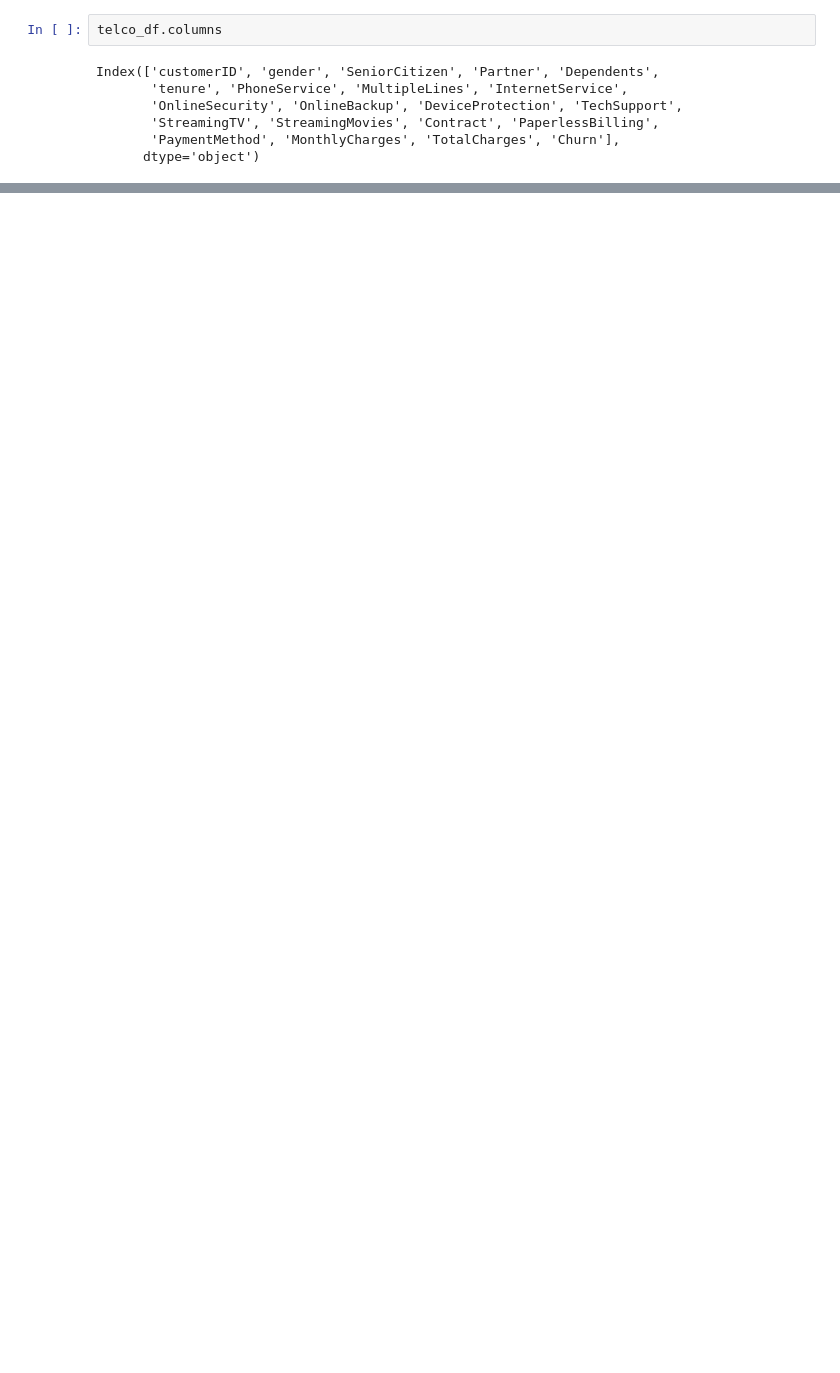
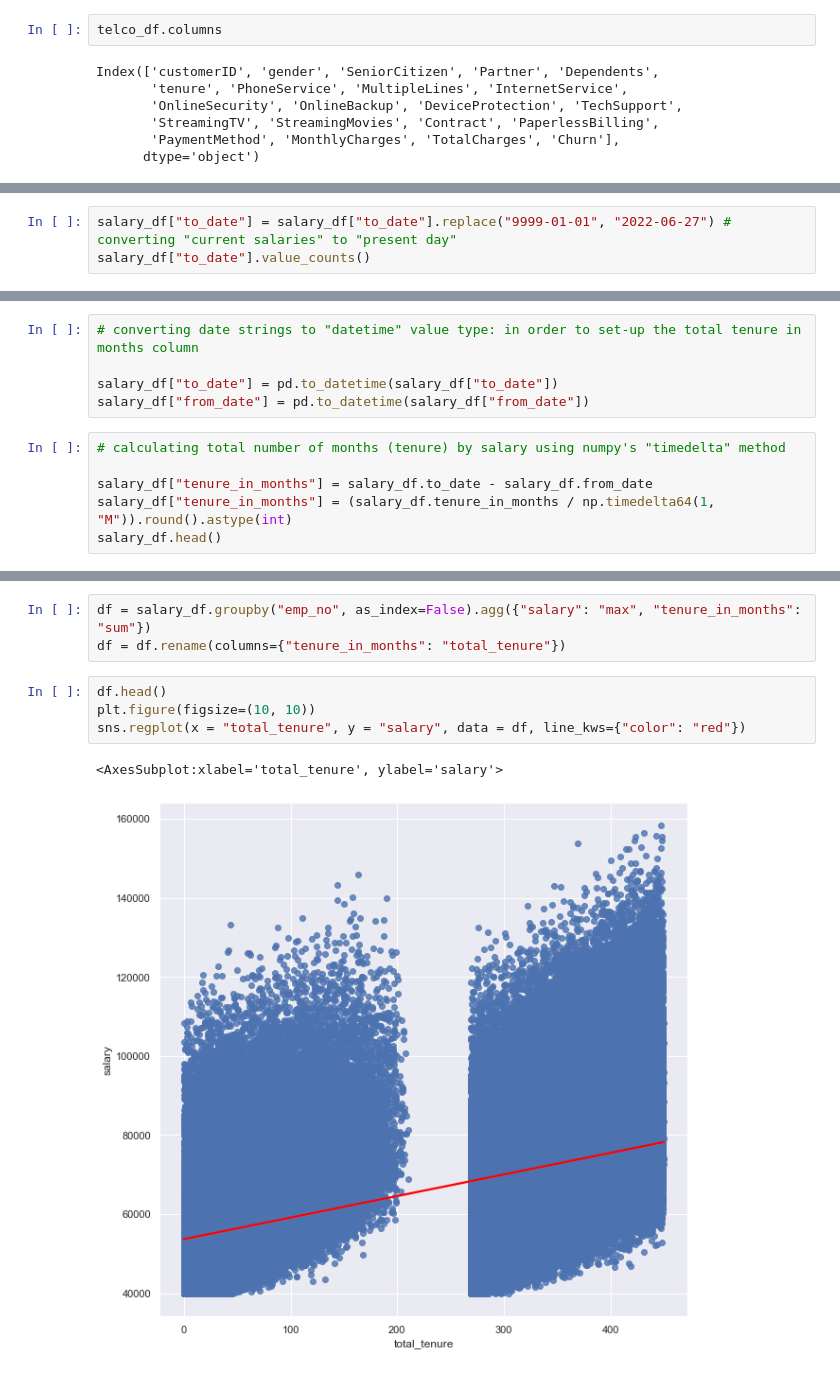
Before and after one commit to mijailmariano/statistics-exercises, a Jupyter notebook: hypothesis_testing.ipynb, the cells around one changed output, grey strips where cells are left out. Saved outputs shown, nothing was run; the diff lists cells and outputs as text; blank space fills up the shorter version.

```diff
--- a/hypothesis_testing.ipynb
+++ b/hypothesis_testing.ipynb
@@ -756,0 +966,3 @@ Index(['customerID', 'gender', 'SeniorCitizen', 'Partner', 'Dependents',
+# %%
+salary_df["to_date"] = salary_df["to_date"].replace("9999-01-01", "2022-06-27") # converting "current salaries" to "present day"
+salary_df["to_date"].value_counts()
@@ -756,0 +982,11 @@ Index(['customerID', 'gender', 'SeniorCitizen', 'Partner', 'Dependents',
+# %%
+# converting date strings to "datetime" value type: in order to set-up the total tenure in months column
+
+salary_df["to_date"] = pd.to_datetime(salary_df["to_date"])
+salary_df["from_date"] = pd.to_datetime(salary_df["from_date"])
+# %%
+# calculating total number of months (tenure) by salary using numpy's "timedelta" method
+
+salary_df["tenure_in_months"] = salary_df.to_date - salary_df.from_date
+salary_df["tenure_in_months"] = (salary_df.tenure_in_months / np.timedelta64(1, "M")).round().astype(int)
+salary_df.head()
@@ -756,0 +1020,10 @@ Index(['customerID', 'gender', 'SeniorCitizen', 'Partner', 'Dependents',
+# %%
+df = salary_df.groupby("emp_no", as_index=False).agg({"salary": "max", "tenure_in_months": "sum"})
+df = df.rename(columns={"tenure_in_months": "total_tenure"})
+# %%
+df.head()
+plt.figure(figsize=(10, 10))
+sns.regplot(x = "total_tenure", y = "salary", data = df, line_kws={"color": "red"})
+# %% [output]
+<AxesSubplot:xlabel='total_tenure', ylabel='salary'>
+[figure, added]
```
Also changed, not shown: parts of 86 cells of this notebook, 1 other file.
